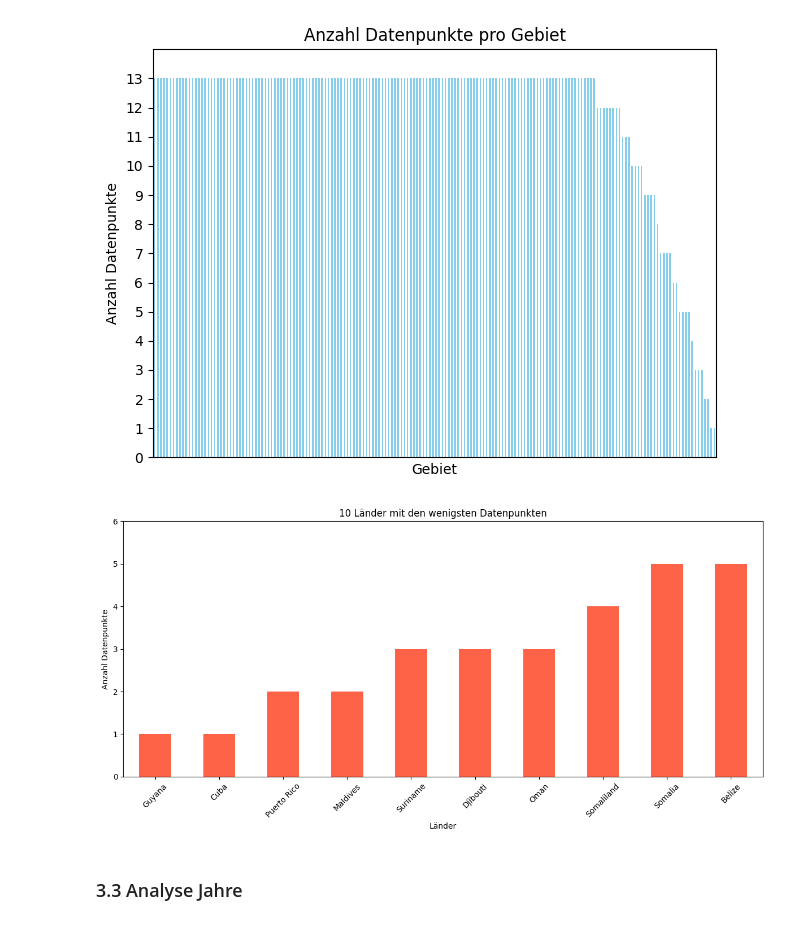
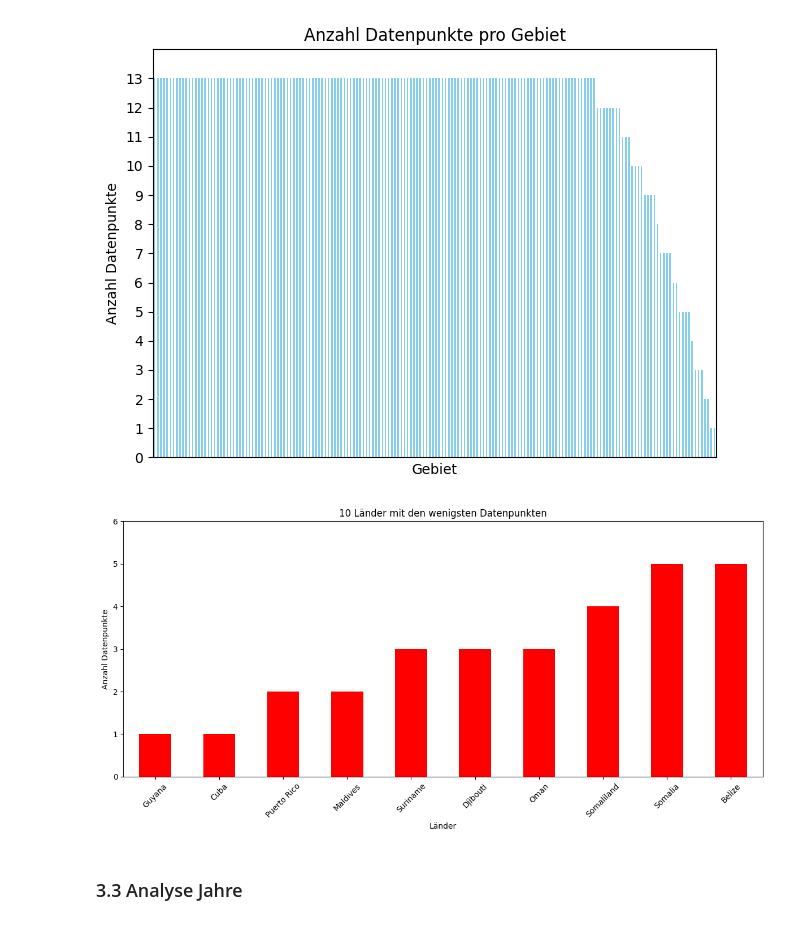
Before and after one commit to miriamfenollosa/Informatik-Leistungsnachweis-Python, a Jupyter notebook: Lebenszufriedenheit in verschiedenen Ländern.ipynb, the cells around one changed output. Saved outputs shown, nothing was run; the diff lists cells and outputs as text; code cells hidden in the pictures.

```diff
--- a/Lebenszufriedenheit in verschiedenen Ländern.ipynb
+++ b/Lebenszufriedenheit in verschiedenen Ländern.ipynb
@@ -165,23 +165,23 @@ plt.show()
 # %% [output]
 [figure]
 # %%
-# Anzahl der Datenpunkte pro Land/Entity
+# Anzahl der Datenpunkte pro Land
 counts = df['Entity'].value_counts()
 # Die 10 Länder mit den wenigsten Daten
 least_data = counts.nsmallest(10)
 # Balkendiagramm erstellen
 plt.figure(figsize=(12,6))
-least_data.plot(kind='bar', color='tomato')
+least_data.plot(kind='bar', color='red')
 # Beschriftungen
 plt.xlabel("Länder")
 plt.ylabel("Anzahl Datenpunkte")
 plt.title("10 Länder mit den wenigsten Datenpunkten")
 plt.xticks(rotation=45)
-plt.yticks(range(0, least_data.max()+2))  # Y-Achse passend skalieren
+plt.yticks(range(0, least_data.max()+2))
 plt.tight_layout()
 plt.show()
 # %% [output]
-[figure, old version]
+[figure, new version]
 # %% [markdown]
 ### 3.3 Analyse Jahre
 # %%
```
Also changed, not shown: parts of 5 cells of this notebook.
